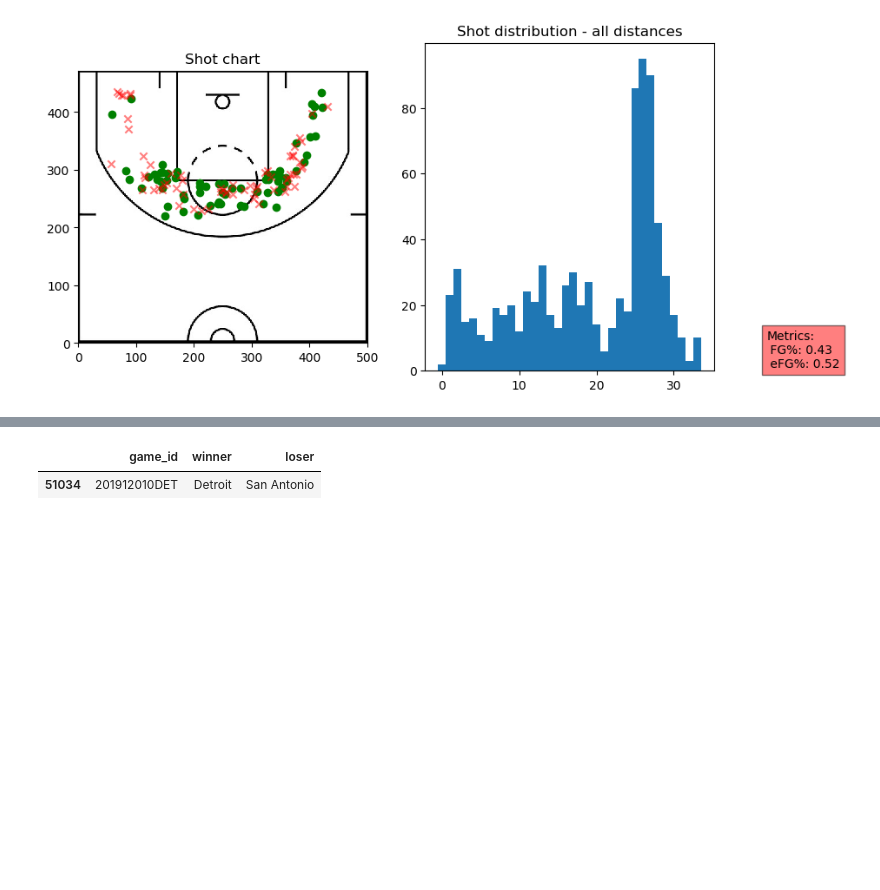
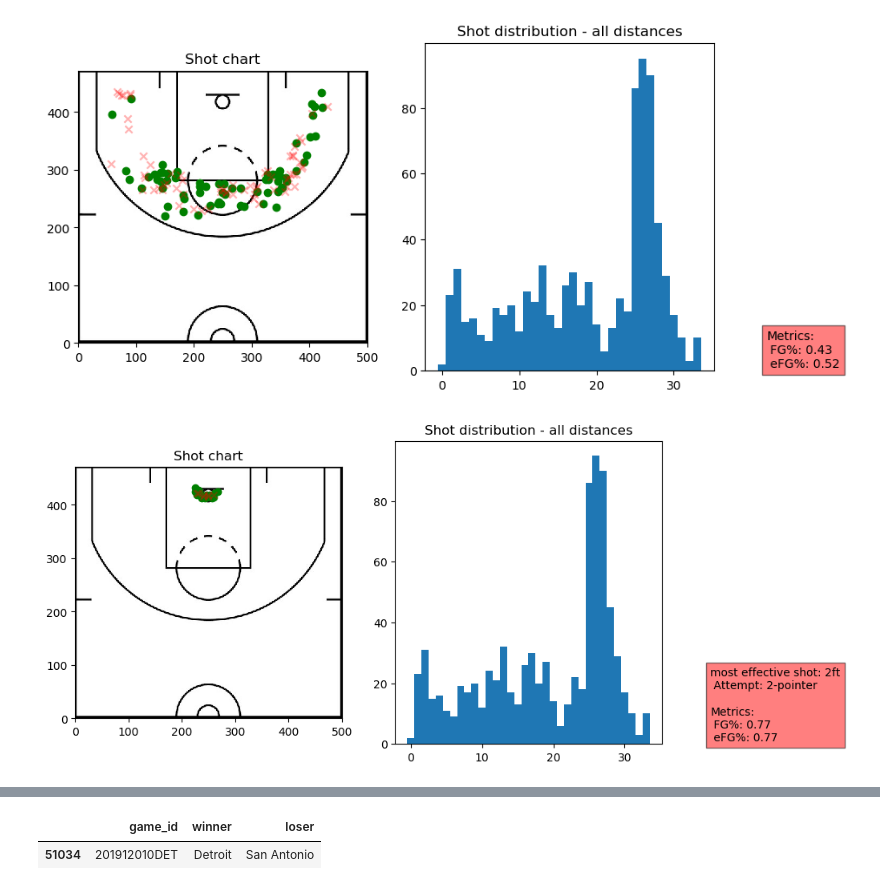
Before and after one commit to theccalderon/shot_chart, a Jupyter notebook: 00_core.ipynb, the cells around one changed output, grey strips where cells are left out. Saved outputs shown, nothing was run; the diff lists cells and outputs as text; code cells hidden in the pictures; blank space fills up the shorter version.

```diff
--- a/00_core.ipynb
+++ b/00_core.ipynb
@@ -582,12 +611,7 @@ list_team_players(shots_2019,'LA Lakers')
 class PlayerShots(Shots):
     "Player shots"
     def __init__(self, dataframe, player):
-        self.team_total_shots = len(dataframe.loc[dataframe['team']==dataframe.loc[dataframe['shots_by']==player]['team'].to_list()[0]])
+        self.team_total_shots = len(dataframe.loc[dataframe['team'] == dataframe.loc[dataframe['shots_by']==player]['team'].to_list()[0]])
         dataframe = dataframe.loc[dataframe['shots_by']==player].copy()
         self.player = player
         super().__init__(dataframe)
-
-    @property
-    def aeFG(self):
-        "Accounts for volume. Follows Dean O's principle for off rating increase based on number of possesions from Basketball on Paper"
-        return round(self.efg_pct + len(self.dataframe)/self.team_total_shots - 0.20, 2)
@@ -621,3 +635,7 @@ player_shots = PlayerShots(shots_2019,"D'Angelo Russell")
 player_shots.plot_shots(distances=["16ft","17ft","18ft","19ft","20ft","21ft","22ft","23ft","24ft","25ft","26ft"],attempt="2-pointer")
 # %% [output]
 [figure]
+# %%
+player_shots.plot_effective(metric="efg", exclude=['0ft','22ft',"1ft"])
+# %% [output]
+[figure, added]
```
Also changed, not shown: parts of 22 cells of this notebook, 15 other files.
